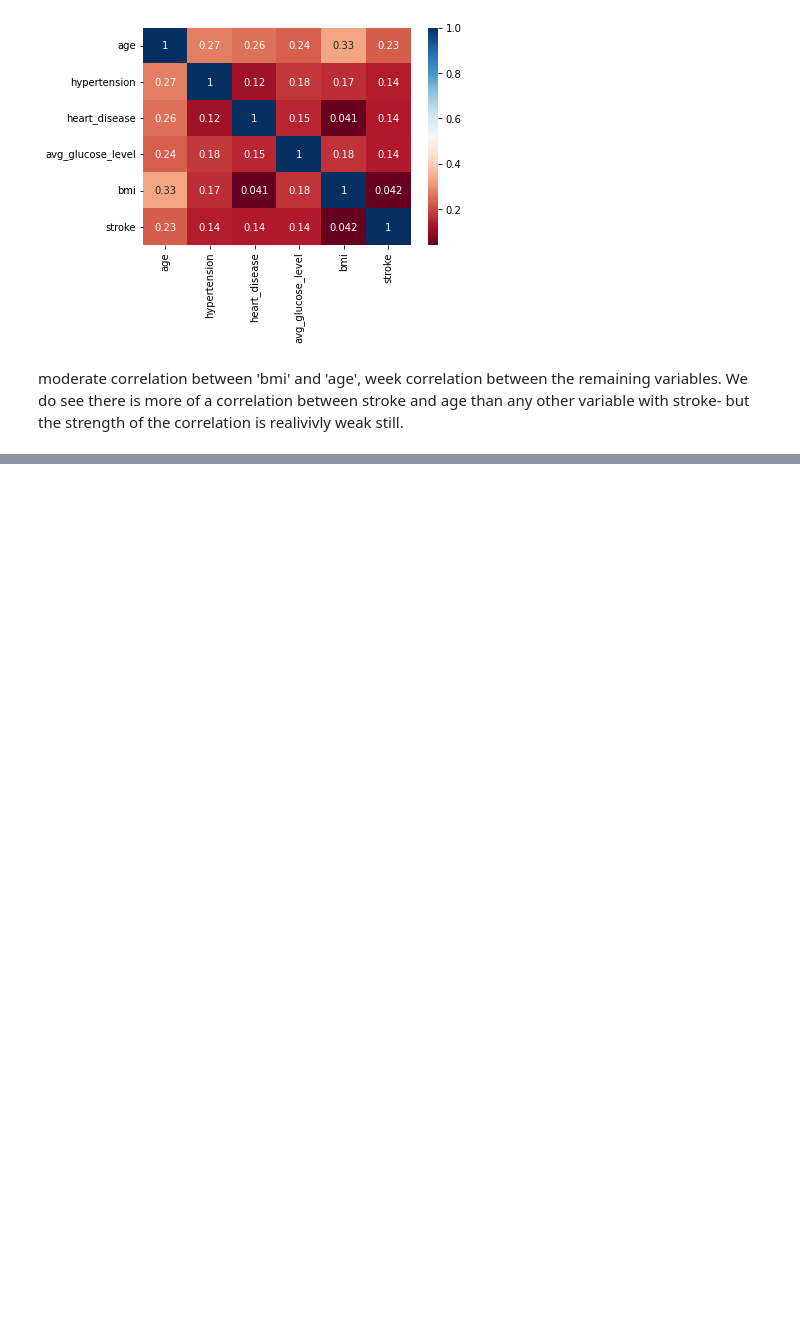
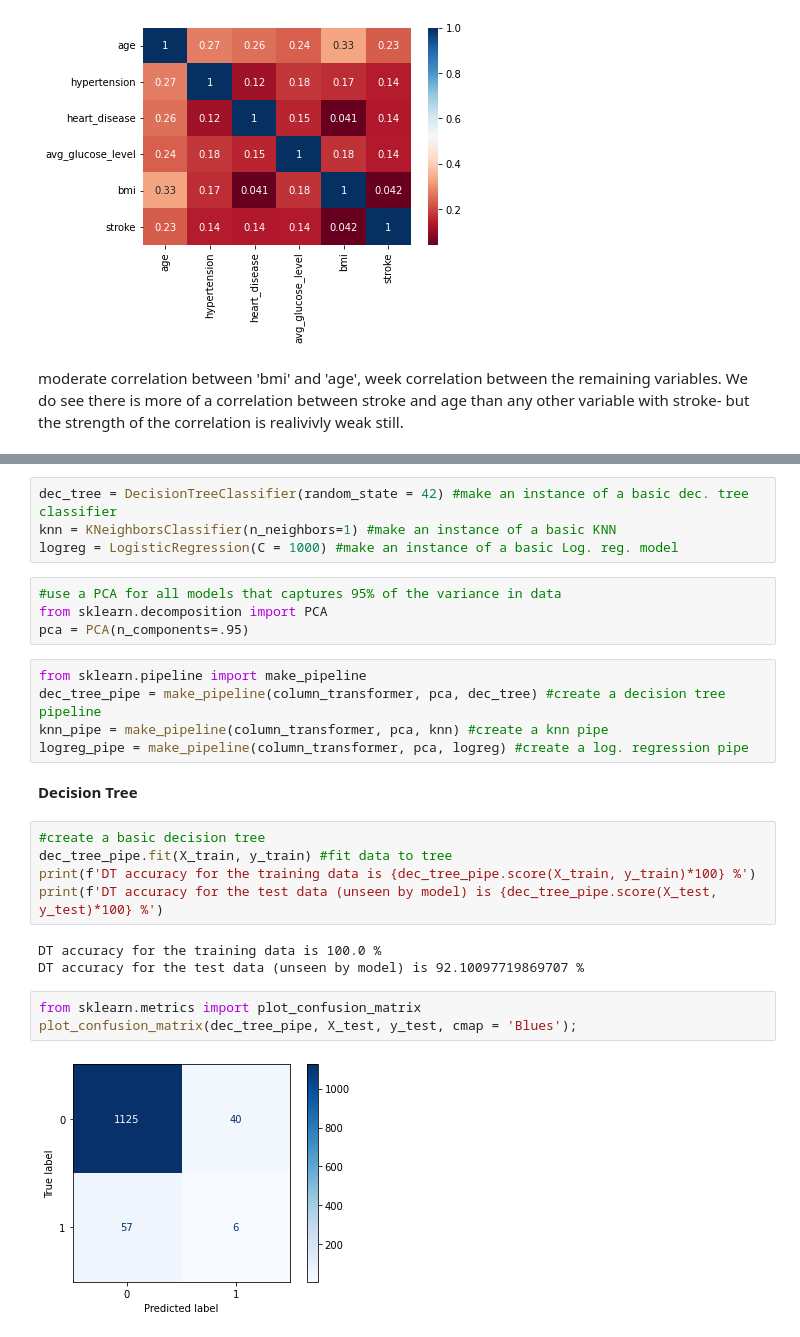
Before and after one commit to amandabenjamin/Predicting-Strokes, a Jupyter notebook: Project_2_Stroke_Prediction.ipynb, the cells around one changed output, grey strips where cells are left out. Drawn from its saved outputs; the diff is of its cells as text; blank space fills up the shorter version.

```diff
--- a/Project_2_Stroke_Prediction.ipynb
+++ b/Project_2_Stroke_Prediction.ipynb
@@ -222,0 +290,28 @@ moderate correlation between 'bmi' and 'age', week correlation between the remai
+# %%
+dec_tree = DecisionTreeClassifier(random_state = 42) #make an instance of a basic dec. tree classifier
+knn = KNeighborsClassifier(n_neighbors=1) #make an instance of a basic KNN
+logreg = LogisticRegression(C = 1000) #make an instance of a basic Log. reg. model
+# %%
+#use a PCA for all models that captures 95% of the variance in data
+from sklearn.decomposition import PCA
+pca = PCA(n_components=.95)
+# %%
+from sklearn.pipeline import make_pipeline
+dec_tree_pipe = make_pipeline(column_transformer, pca, dec_tree) #create a decision tree pipeline
+knn_pipe = make_pipeline(column_transformer, pca, knn) #create a knn pipe
+logreg_pipe = make_pipeline(column_transformer, pca, logreg) #create a log. regression pipe
+# %% [markdown]
+**Decision Tree**
+# %%
+#create a basic decision tree
+dec_tree_pipe.fit(X_train, y_train) #fit data to tree
+print(f'DT accuracy for the training data is {dec_tree_pipe.score(X_train, y_train)*100} %')
+print(f'DT accuracy for the test data (unseen by model) is {dec_tree_pipe.score(X_test, y_test)*100} %')
+# %% [output]
+DT accuracy for the training data is 100.0 %
+DT accuracy for the test data (unseen by model) is 92.10097719869707 %
+# %%
+from sklearn.metrics import plot_confusion_matrix
+plot_confusion_matrix(dec_tree_pipe, X_test, y_test, cmap = 'Blues');
+# %% [output]
+[figure, added]
```
Also changed, not shown: parts of 44 cells of this notebook.
